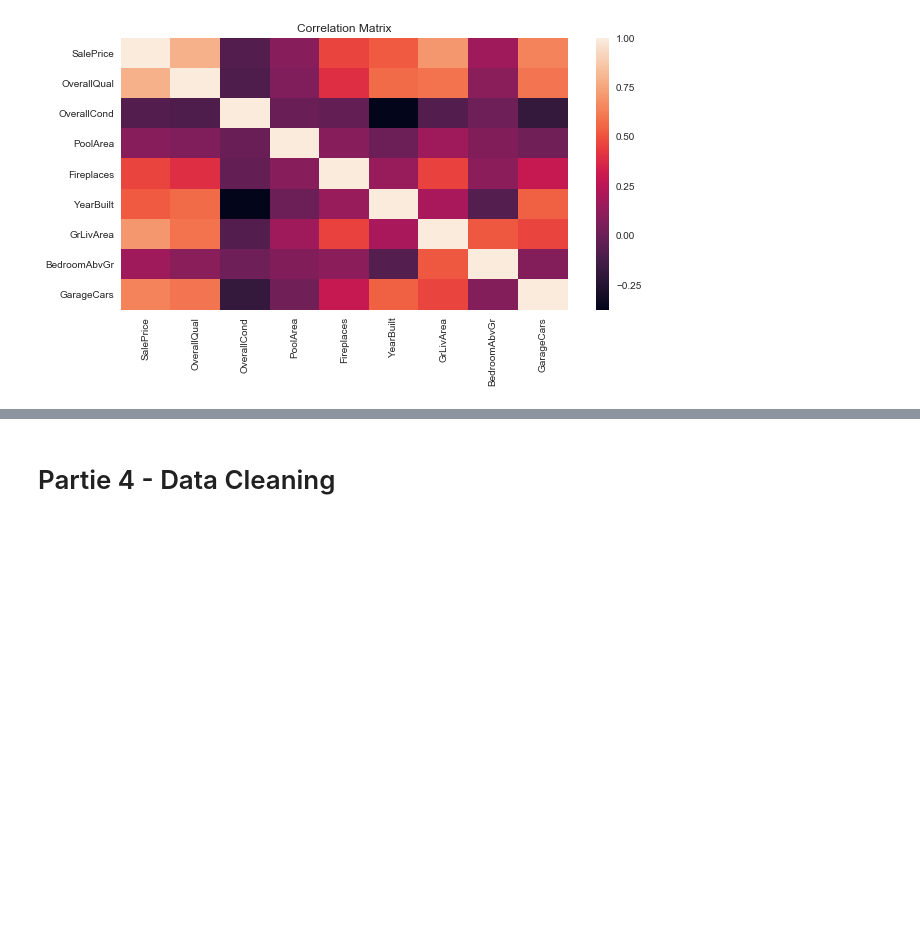
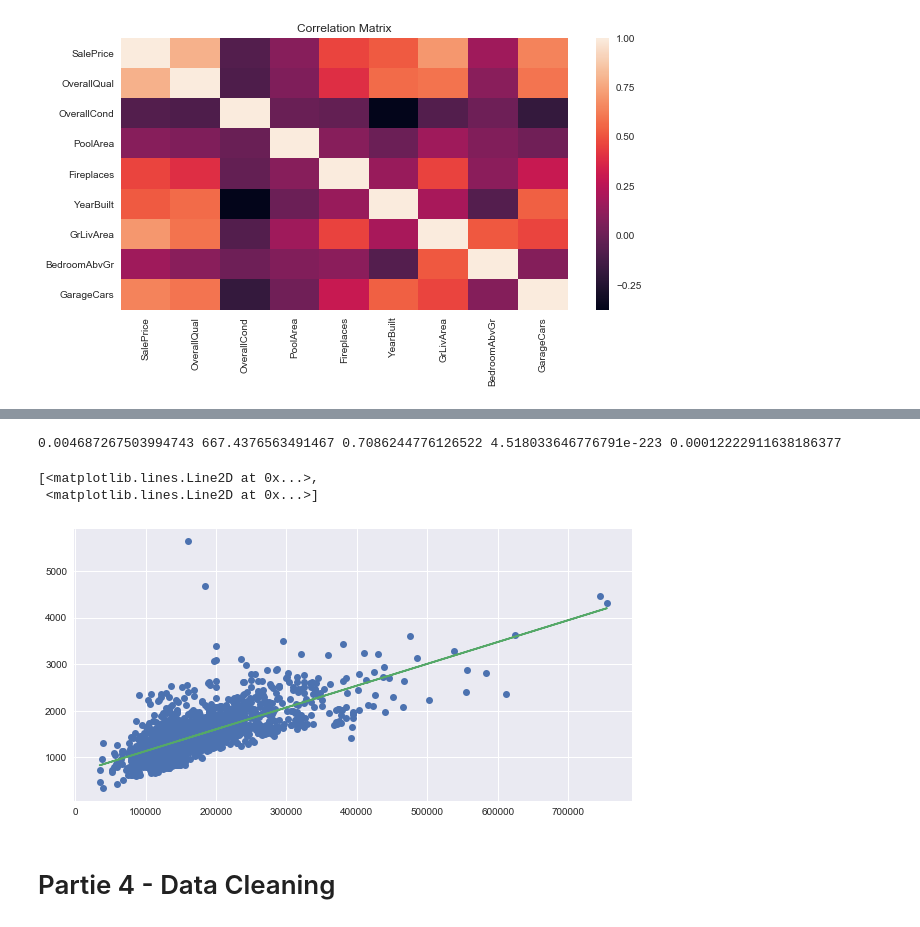
Before and after one commit to Laura-Foulon/data-labs, a Jupyter notebook: module-2/statistical-analysis-project/your-code/statistical-analysis.ipynb, the cells around one changed output, grey strips where cells are left out. Drawn from its saved outputs; the diff is of its cells as text; code cells hidden in the pictures; blank space fills up the shorter version.

```diff
--- a/module-2/statistical-analysis-project/your-code/statistical-analysis.ipynb
+++ b/module-2/statistical-analysis-project/your-code/statistical-analysis.ipynb
@@ -480,0 +521,11 @@ Text(0.5,1,'Correlation Matrix')
+# %%
+# Exemple de Regression linéaire entre la variable SalePrice & la variable Ground Living Area
+
+X = sm.add_constant(df.SalePrice) # We must add the intercept using the add_constant function
+Y = df.GrLivArea
+
+model = sm.OLS(Y, X).fit()
+predictions = model.predict(X)
+
+print_model = model.summary()
+print(print_model)
@@ -480,0 +550,19 @@ Text(0.5,1,'Correlation Matrix')
+# %%
+# Définition d'un Scatter Plot
+
+# From statsmodels
+intercept = model.params['const']
+slope = model.params['SalePrice']
+# %%
+slope_scipy, intercept_scipy, r_value_scipy, p_value_scipy, std_err_scipy = linregress(df.SalePrice, df.GrLivArea)
+print(slope_scipy, intercept_scipy, r_value_scipy, p_value_scipy, std_err_scipy)
+# %% [output]
+0.004687267503994743 667.4376563491467 0.7086244776126522 4.518033646776791e-223 0.00012222911638186377
+# %%
+line = slope*df['SalePrice'] + intercept
+# %%
+plt.plot(df.SalePrice, df.GrLivArea, "o", df.SalePrice, line, '-')
+# %% [output]
+[<matplotlib.lines.Line2D at 0x...>,
+ <matplotlib.lines.Line2D at 0x...>]
+[figure, added]
```
Also changed, not shown: parts of 33 cells of this notebook, 1 other file.
